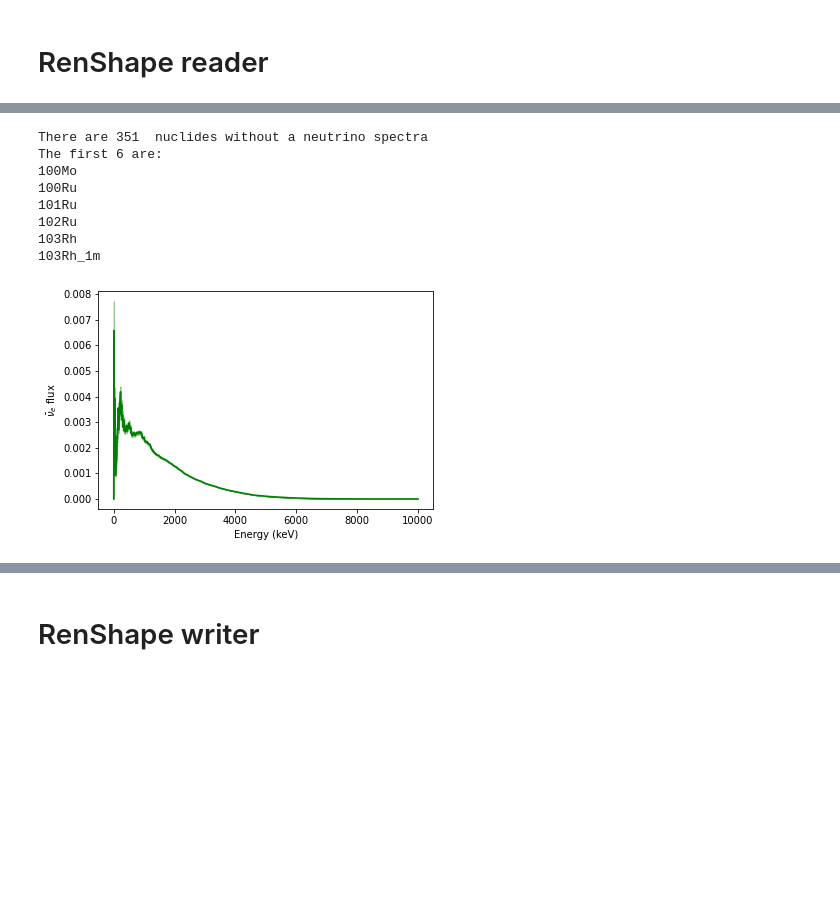
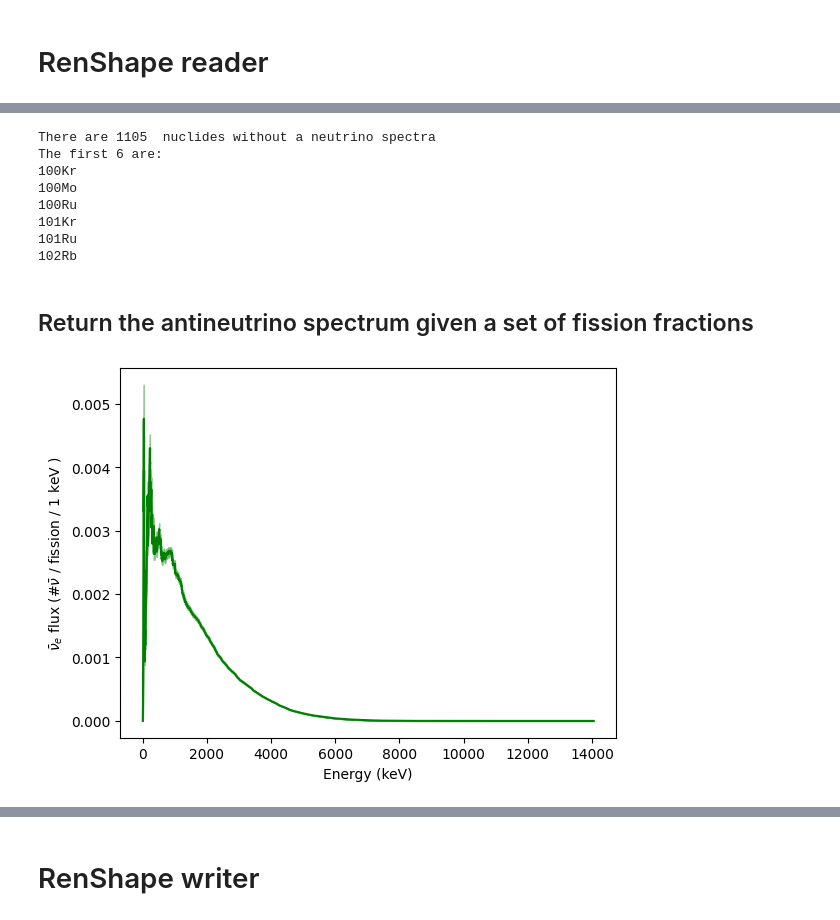
Before and after one commit to matteo-brg/RenShape, a Jupyter notebook: notebook/RenShape Tutorial.ipynb, the cells around one changed output, grey strips where cells are left out. Saved outputs shown, nothing was run; the diff lists cells and outputs as text; code cells hidden in the pictures; blank space fills up the shorter version.

```diff
--- a/notebook/RenShape Tutorial.ipynb
+++ b/notebook/RenShape Tutorial.ipynb
@@ -206,7 +212,7 @@ plt.show()
 # Keep in mind that not all the nuclide in the dataset will have an associated neutrino spectra.
 # See "how is compiled" for more details.
 # Read the helper for additional information (reader.get_nu_spectra?)
-energy, spectra, spectra_er, posOK, posnotOK = reader.get_nu_spectra(E_min =0 , E_max = 10e3)
+energy, spectra, spectra_er, posOK, posnotOK = reader.get_nu_spectra()
 # %%
 #=============================================
 # Example: print the first 6 names of nuclides which do not have an associated neutrino spectrum
@@ -216,21 +222,23 @@ print("The first 6 are:")
 for el in np.array(nuclides_name)[posnotOK[:6]]:
     print(el)
 # %% [output]
-There are 351  nuclides without a neutrino spectra
+There are 1105  nuclides without a neutrino spectra
 The first 6 are:
+100Kr
 100Mo
 100Ru
+101Kr
 101Ru
-102Ru
-103Rh
-103Rh_1m
+102Rb
+# %% [markdown]
+## Return the antineutrino spectrum given a set of fission fractions
 # %%
 # Return the neutrino spectrum from reactors given certain fission fractions
 # Read the helper for additional information (reader.get_total_spectrum?)
-ff235 = 0.5
-ff239 = 0.2
-ff241 = 0.2
-ff238 = 0.1
+ff235 = 0.25
+ff239 = 0.25
+ff241 = 0.25
+ff238 = 0.25
 
 
 ffs = [ff235,ff239,ff241,ff238]
@@ -244,13 +252,13 @@ spectrum_tot, spectrum_tot_er = reader.get_total_spectrum(labels = labels, label
 # %%
 plt.plot(energy,spectrum_tot,c='g')
 plt.fill_between(energy,spectrum_tot,spectrum_tot+spectrum_tot_er,color='g',alpha=0.4)
 plt.fill_between(energy,spectrum_tot,spectrum_tot-spectrum_tot_er,color='g',alpha=0.4)
 
 plt.xlabel("Energy (keV)")
-plt.ylabel(r"$\bar{\nu}_e$ flux")
+plt.ylabel(r"$\bar{\nu}_e$ flux (#$\bar{\nu}$ / fission / 1 keV )")
 plt.show()
 # %% [output]
-[figure, old version]
+[figure, new version]
 # %%
 #=============================================
 # Example: plot the neutrino flux from Pu239
```
Also changed, not shown: parts of 10 cells of this notebook, 18 other files.
